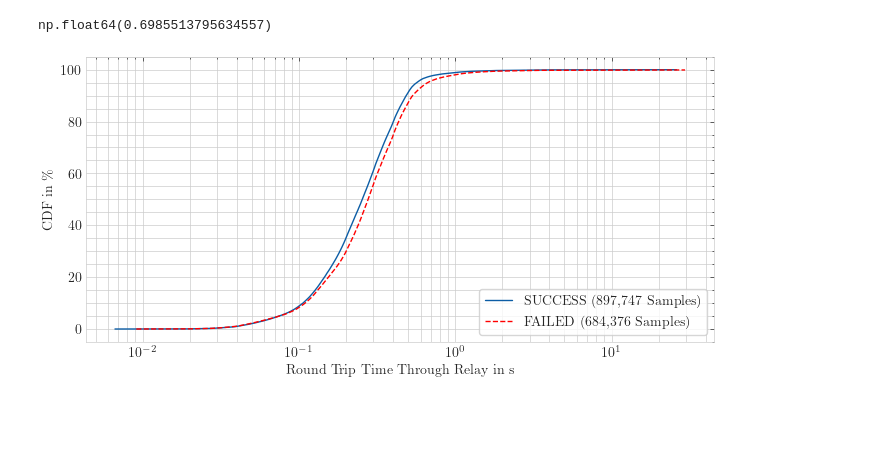
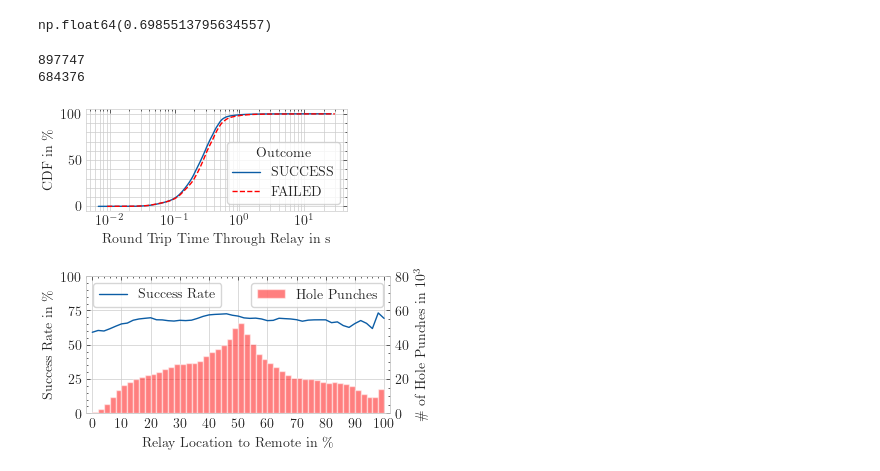
Before and after one commit to libp2p/punchr, a Jupyter notebook: publication/2023-03-07-publication.ipynb, the cells around one changed output. Cells and saved outputs as stored; diff of their text form; code cells hidden in the pictures; blank space fills up the shorter version.

```diff
--- a/publication/2023-03-07-publication.ipynb
+++ b/publication/2023-03-07-publication.ipynb
@@ -370,21 +370,26 @@ WHERE hpr.network_id IS NOT NULL
 """
 df = pd.read_sql_query(query, con=conn)
 # %%
-fig, ax = plt.subplots(figsize=get_figsize())
+fig, ax = plt.subplots(figsize=get_figsize(width="half"))
 dat = list(map(lambda td: td.total_seconds(), df[df["outcome"] == "SUCCESS"]["start_rtt"]))
 dat = cdf(pd.Series(dat, name="start_rtt"))
-ax.plot(dat["start_rtt"], 100 * dat["cdf"], label=f"SUCCESS ({len(dat["start_rtt"]):,} Samples)")
+ax.plot(dat["start_rtt"], 100 * dat["cdf"], label=f"SUCCESS")
+print(len(dat["start_rtt"]))
 
 dat = list(map(lambda td: td.total_seconds(), df[df["outcome"] == "FAILED"]["start_rtt"]))
 dat = cdf(pd.Series(dat, name="start_rtt"))
-ax.plot(dat["start_rtt"], 100 * dat["cdf"], label=f"FAILED ({len(dat["start_rtt"]):,} Samples)", ls="dashed", color="red")
+ax.plot(dat["start_rtt"], 100 * dat["cdf"], label=f"FAILED", ls="dashed", color="red")
+print(len(dat["start_rtt"]))
 
 ax.set_xlabel("Round Trip Time Through Relay in s")
 ax.set_ylabel("CDF in \%")
 ax.set_xscale("log")
+# ax.set_yticks(np.arange(0, 101, 20))
 ax.grid(True, which="both")
-ax.legend(loc="lower right", frameon=True)
+ax.legend(loc="lower right", frameon=True, title="Outcome")
 fig.tight_layout()
 fig.savefig("plots/rtt-dependence.pdf")
 # %% [output]
+897747
+684376
-[figure, old version]
+[figure, new version]
@@ -390,0 +436,26 @@ fig.savefig("plots/rtt-dependence.pdf")
+# %%
+fig, ax = plt.subplots(figsize=get_figsize(width=300))
+
+twinx = ax.twinx()
+twinx.hist(df["path_location"], bins=np.arange(0, 102, 2), color="r", alpha=0.5, label="Hole Punches")
+twinx.grid(False)
+# twinx.set_ylim(0, 0.035)
+# twinx.set_yticks([])
+yticks = np.arange(0, 100_000, 20_000)
+twinx.set_yticks(yticks)
+twinx.set_yticklabels([f"{tick/1000:.0f}" for tick in yticks])
+twinx.set_ylabel("\# of Hole Punches in $10^3$")
+twinx.legend(loc="upper right", frameon=True)
+
+ax.plot(np.arange(0, 102, 2), 100 * success_rate, label="Success Rate")
+ax.set_ylim(0, 100)
+ax.set_xlim(-2, 102)
+ax.set_xticks(np.arange(0, 102, 10))
+ax.set_xlabel("Relay Location to Remote in \%")
+ax.set_ylabel("Success Rate in \%")
+ax.legend(loc="upper left", frameon=True)
+
+fig.tight_layout()
+fig.savefig("plots/relay-path-location-dependence.pdf")
+# %% [output]
+[figure, added]
```
Also changed, not shown: parts of 8 cells of this notebook, 6 other files.
